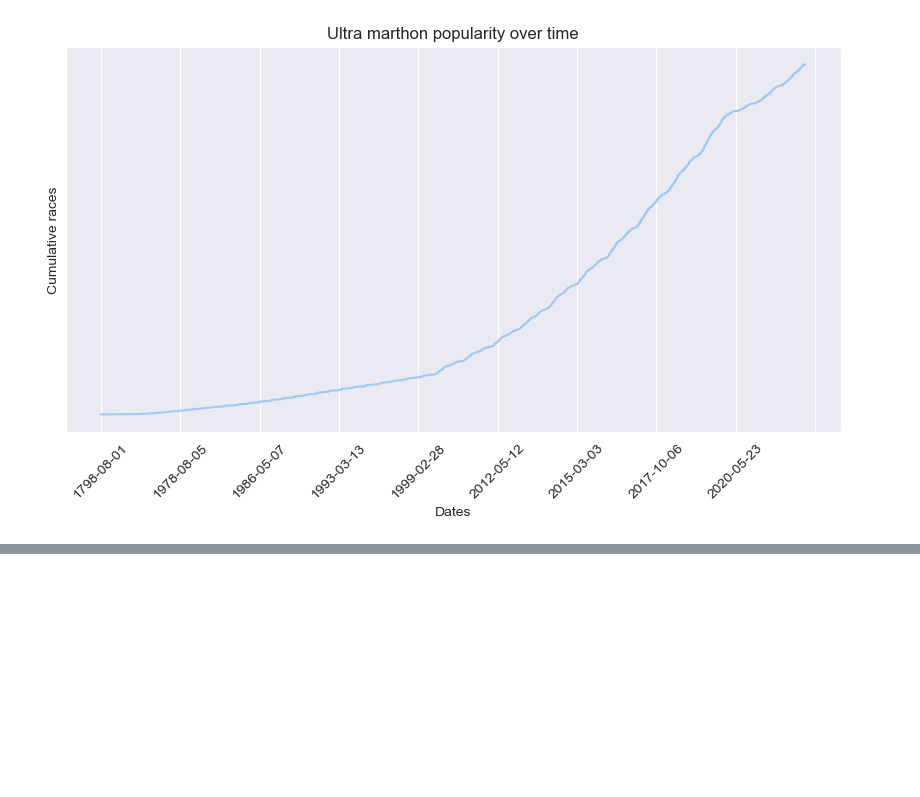
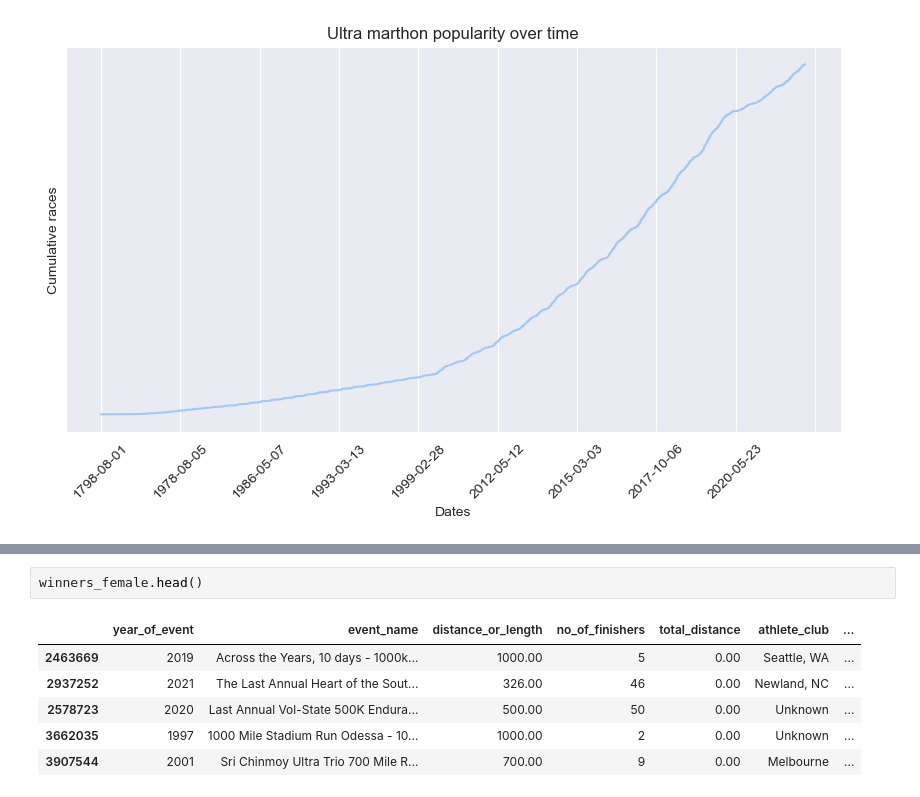
Before and after one commit to dmshakur/ultra-running-data-analysis, a Jupyter notebook: notebooks/data_analysis.ipynb, the cells around one changed output, grey strips where cells are left out. Drawn from its saved outputs; the diff is of its cells as text; blank space fills up the shorter version.

```diff
--- a/notebooks/data_analysis.ipynb
+++ b/notebooks/data_analysis.ipynb
@@ -135 +190,10 @@ fig.show()
+# %%
+winners_female.head()
+# %% [output]
+|  | year_of_event | event_name | distance_or_length | no_of_finishers | total_distance | athlete_club | ... |
+| 2463669 | 2019 | Across the Years, 10 days - 1000k... | 1000.00 | 5 | 0.00 | Seattle, WA | ... |
+| 2937252 | 2021 | The Last Annual Heart of the Sout... | 326.00 | 46 | 0.00 | Newland, NC | ... |
+| 2578723 | 2020 | Last Annual Vol-State 500K Endura... | 500.00 | 50 | 0.00 | Unknown | ... |
+| 3662035 | 1997 | 1000 Mile Stadium Run Odessa - 10... | 1000.00 | 2 | 0.00 | Unknown | ... |
+| 3907544 | 2001 | Sri Chinmoy Ultra Trio 700 Mile R... | 700.00 | 9 | 0.00 | Melbourne | ... |
 # %%
```
Also changed, not shown: parts of 11 cells of this notebook.
